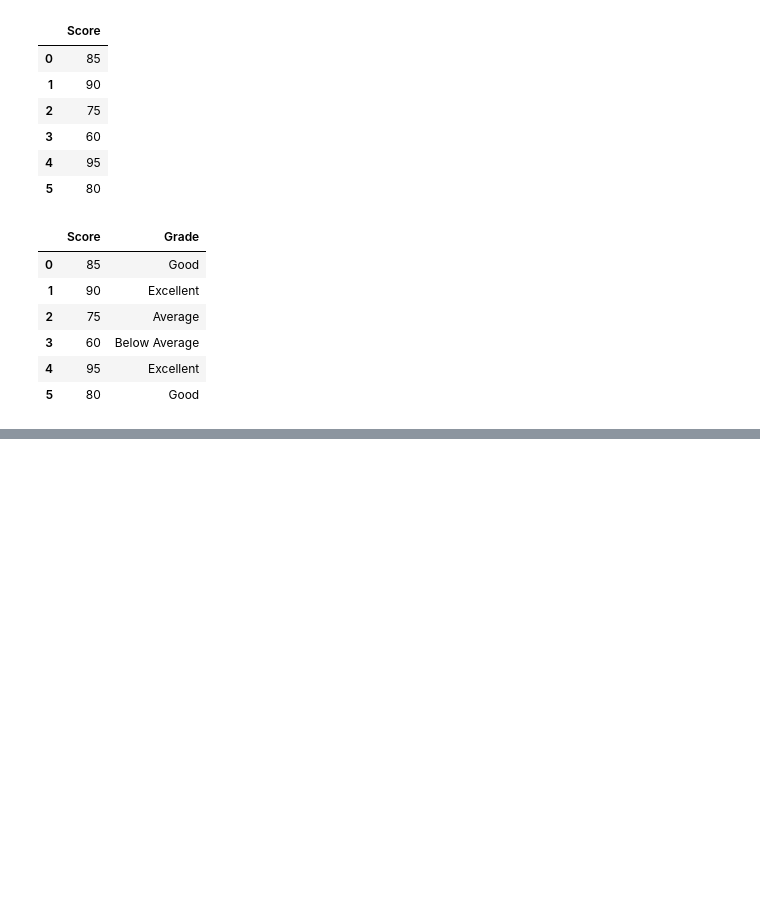
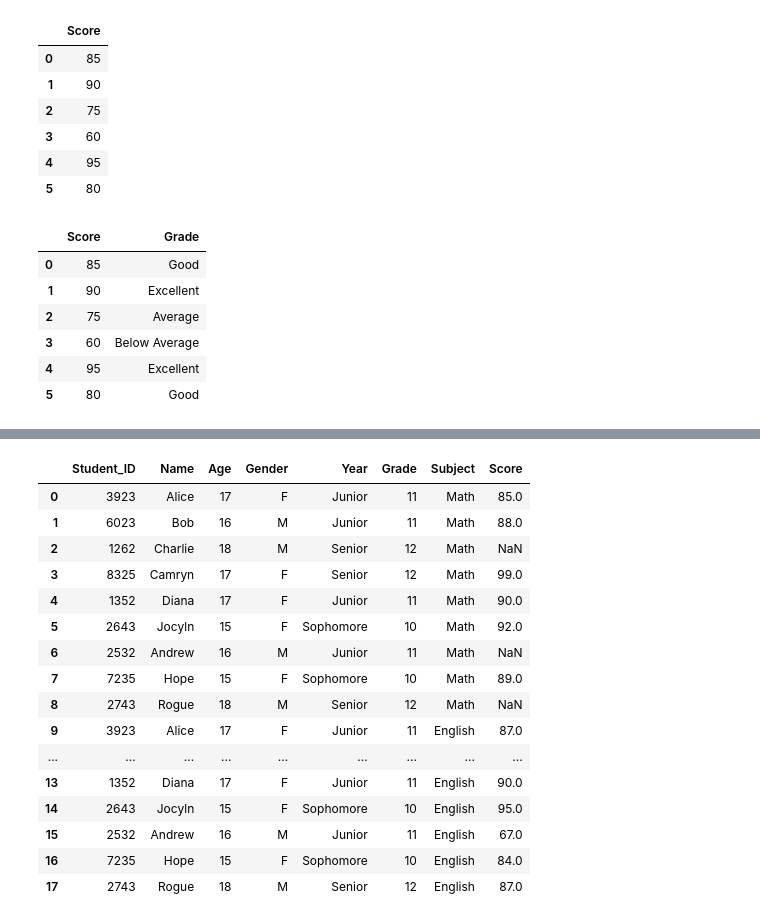
Before and after one commit to Nafisazmn/CS-122-Advance-Python, a Jupyter notebook: Nafisa_Zaman_CS122_HW6.ipynb, the cells around one changed output, grey strips where cells are left out. Cells and saved outputs as stored; diff of their text form; code cells hidden in the pictures; blank space fills up the shorter version.

```diff
--- a/Nafisa_Zaman_CS122_HW6.ipynb
+++ b/Nafisa_Zaman_CS122_HW6.ipynb
@@ -146,0 +225,31 @@ The boxplot should look like this:
+# %%
+# Q4
+
+# Your code here . . .
+
+tidy_df = merged_df.melt(
+    id_vars = ["Student_ID", "Name", "Age", "Gender", "Year", "Grade"],
+    value_vars = ["Math", "English"],
+    var_name = "Subject",
+    value_name="Score"
+)
+
+tidy_df
+# %% [output]
+|  | Student_ID | Name | Age | Gender | Year | Grade | Subject | Score |
+| 0 | 3923 | Alice | 17 | F | Junior | 11 | Math | 85.0 |
+| 1 | 6023 | Bob | 16 | M | Junior | 11 | Math | 88.0 |
+| 2 | 1262 | Charlie | 18 | M | Senior | 12 | Math | NaN |
+| 3 | 8325 | Camryn | 17 | F | Senior | 12 | Math | 99.0 |
+| 4 | 1352 | Diana | 17 | F | Junior | 11 | Math | 90.0 |
+| 5 | 2643 | Jocyln | 15 | F | Sophomore | 10 | Math | 92.0 |
+| 6 | 2532 | Andrew | 16 | M | Junior | 11 | Math | NaN |
+| 7 | 7235 | Hope | 15 | F | Sophomore | 10 | Math | 89.0 |
+| 8 | 2743 | Rogue | 18 | M | Senior | 12 | Math | NaN |
+| 9 | 3923 | Alice | 17 | F | Junior | 11 | English | 87.0 |
+| ... | ... | ... | ... | ... | ... | ... | ... | ... |
+| 13 | 1352 | Diana | 17 | F | Junior | 11 | English | 90.0 |
+| 14 | 2643 | Jocyln | 15 | F | Sophomore | 10 | English | 95.0 |
+| 15 | 2532 | Andrew | 16 | M | Junior | 11 | English | 67.0 |
+| 16 | 7235 | Hope | 15 | F | Sophomore | 10 | English | 84.0 |
+| 17 | 2743 | Rogue | 18 | M | Senior | 12 | English | 87.0 |
```
Also changed, not shown: parts of 8 cells of this notebook.
